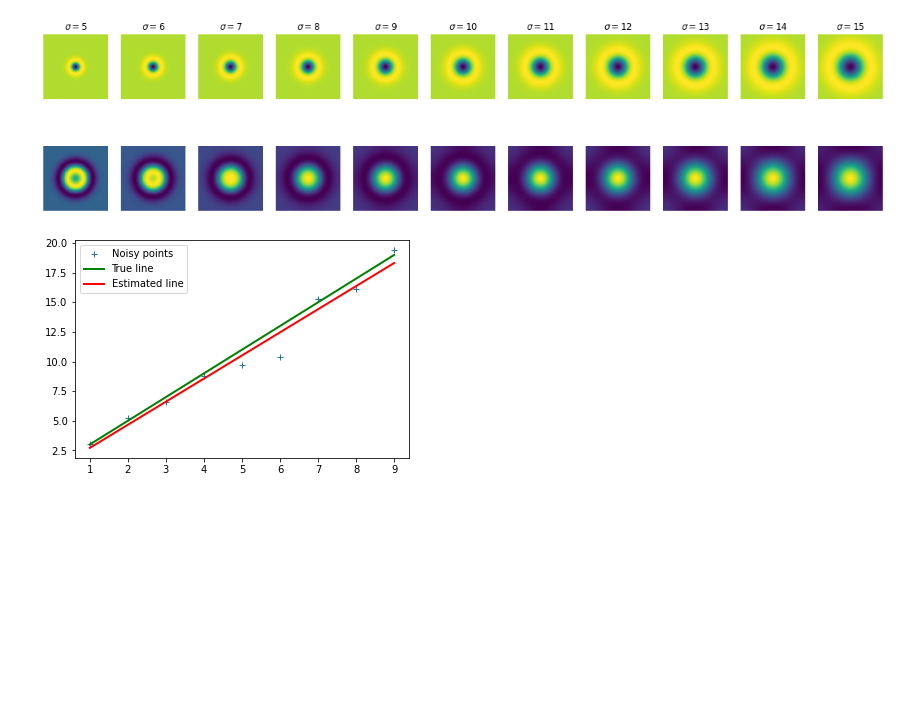
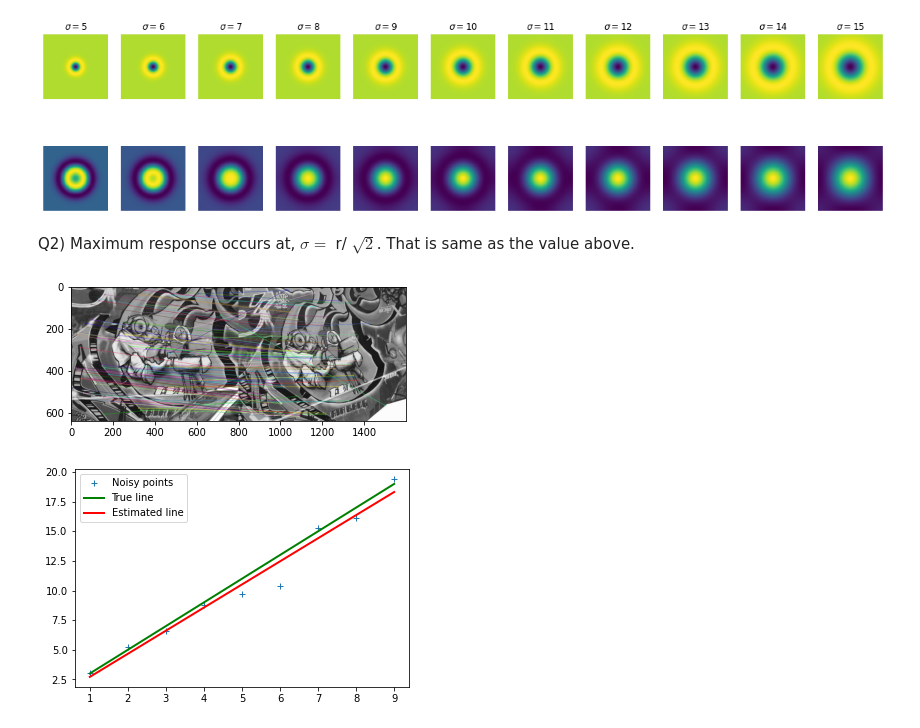
Before and after one commit to NaduniDamsariLiyanage/en_2550, a Jupyter notebook: exercise5.ipynb, the cells around one changed output. Cells and saved outputs as stored; diff of their text form; code cells hidden in the pictures; blank space fills up the shorter version.

```diff
--- a/exercise5.ipynb
+++ b/exercise5.ipynb
@@ -72,6 +76,40 @@ print(sigmas[indices[2]])
 (35, 35, 5)
 10
 [figure]
+# %% [markdown]
+Q2)
+Maximum response occurs at, $\sigma = {}$ r/ $\sqrt{2}$.
+That is same as the value above.
+# %%
+#Q3
+import cv2 as cv
+import matplotlib.pyplot as plt
+%matplotlib inline
+
+# read images
+img1 = cv.imread('./images/img1.ppm')
+img2 = cv.imread('./images/img2.ppm')
+
+img1 = cv.cvtColor(img1, cv.COLOR_BGR2GRAY)
+img2 = cv.cvtColor(img2, cv.COLOR_BGR2GRAY)
+
+#sift
+sift = cv.SIFT_create()
+
+keypoints_1, descriptors_1 = sift.detectAndCompute(img1,None)
+keypoints_2, descriptors_2 = sift.detectAndCompute(img2,None)
+
+#feature matching
+bf = cv.BFMatcher(cv.NORM_L1, crossCheck=True)
+
+matches = bf.match(descriptors_1,descriptors_2)
+matches = sorted(matches, key = lambda x:x.distance)
+
+img3 = cv.drawMatches(img1, keypoints_1, img2, keypoints_2, matches[:100], img2, flags=2)
+plt.imshow(img3)
+plt.show()
+# %% [output]
+[figure, added]
 # %%
 #Q4
 #Least square line fittinge
```
Also changed, not shown: parts of 2 cells of this notebook, 18 other files.
